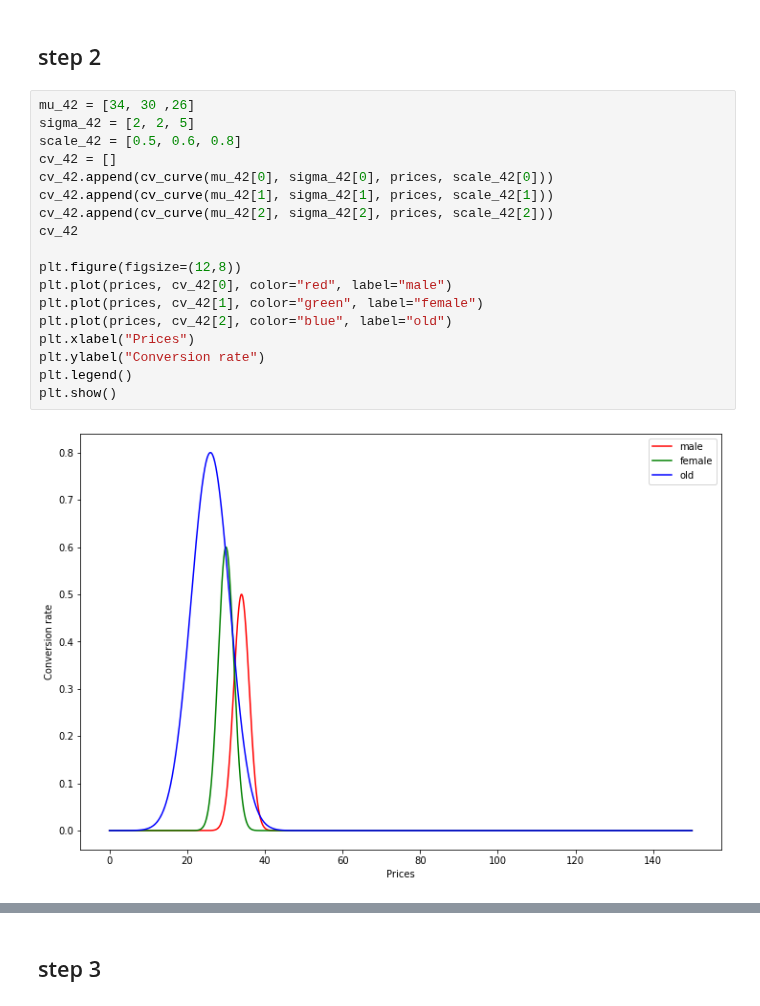
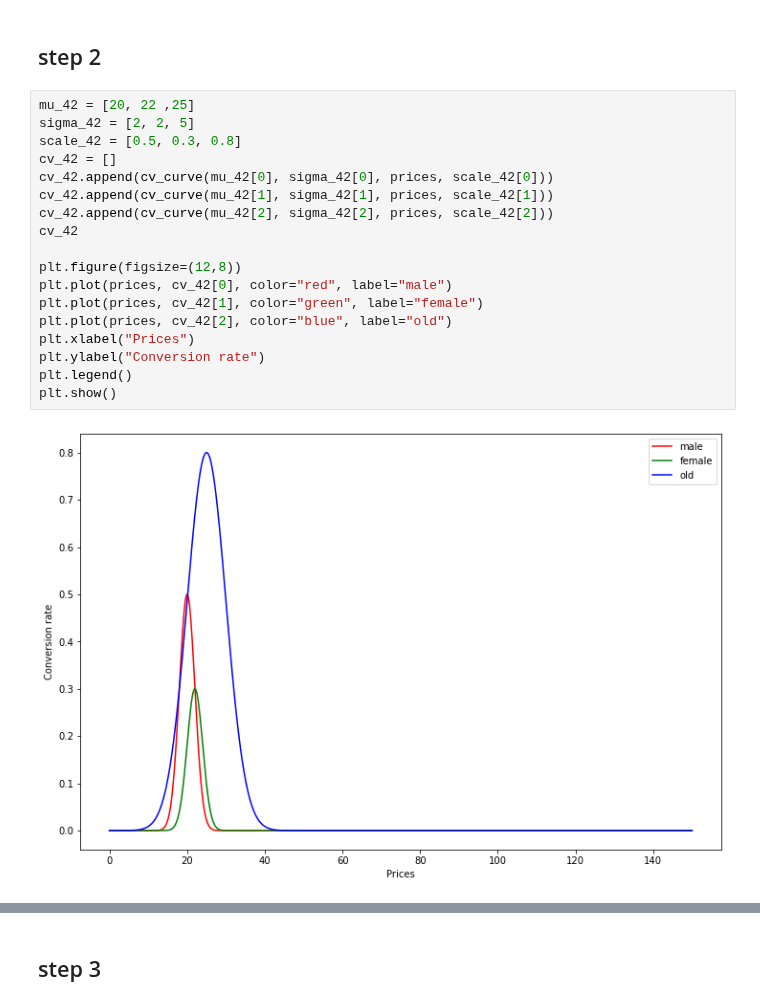
Before and after one commit to VladMarianCimpeanu/OLA_project, a Jupyter notebook: customers_parameters.ipynb, the cells around one changed output, grey strips where cells are left out. Cells and saved outputs as stored; diff of their text form.

```diff
--- a/customers_parameters.ipynb
+++ b/customers_parameters.ipynb
@@ -821,25 +821,25 @@ print(c13_p3, c23_p3, c33_p3)
 # %% [markdown]
 ## step 2
 # %%
-mu_42 = [34, 30 ,26]
+mu_42 = [20, 22 ,25]
 sigma_42 = [2, 2, 5]
-scale_42 = [0.5, 0.6, 0.8]
+scale_42 = [0.5, 0.3, 0.8]
 cv_42 = []
 cv_42.append(cv_curve(mu_42[0], sigma_42[0], prices, scale_42[0]))
 cv_42.append(cv_curve(mu_42[1], sigma_42[1], prices, scale_42[1]))
 cv_42.append(cv_curve(mu_42[2], sigma_42[2], prices, scale_42[2]))
 cv_42
 
 plt.figure(figsize=(12,8))
 plt.plot(prices, cv_42[0], color="red", label="male")
 plt.plot(prices, cv_42[1], color="green", label="female")
 plt.plot(prices, cv_42[2], color="blue", label="old")
 plt.xlabel("Prices")
 plt.ylabel("Conversion rate")
 plt.legend()
 plt.show()
 # %% [output]
-[figure, old version]
+[figure, new version]
 # %%
 expected_margin_42 = 0
 for i in range(classes):
```
Also changed, not shown: parts of 27 cells of this notebook, 5 other files.
